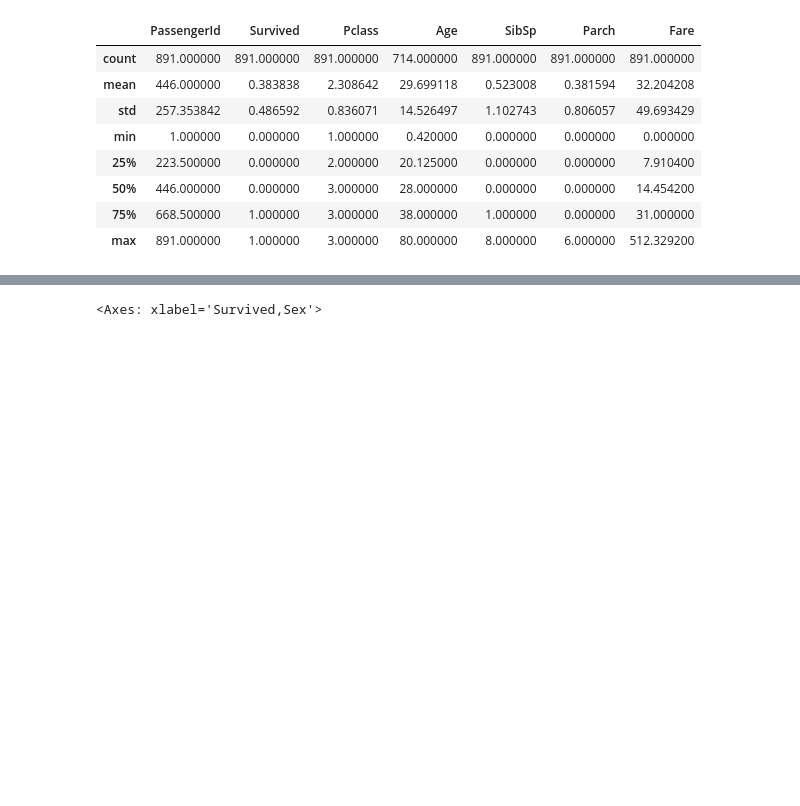
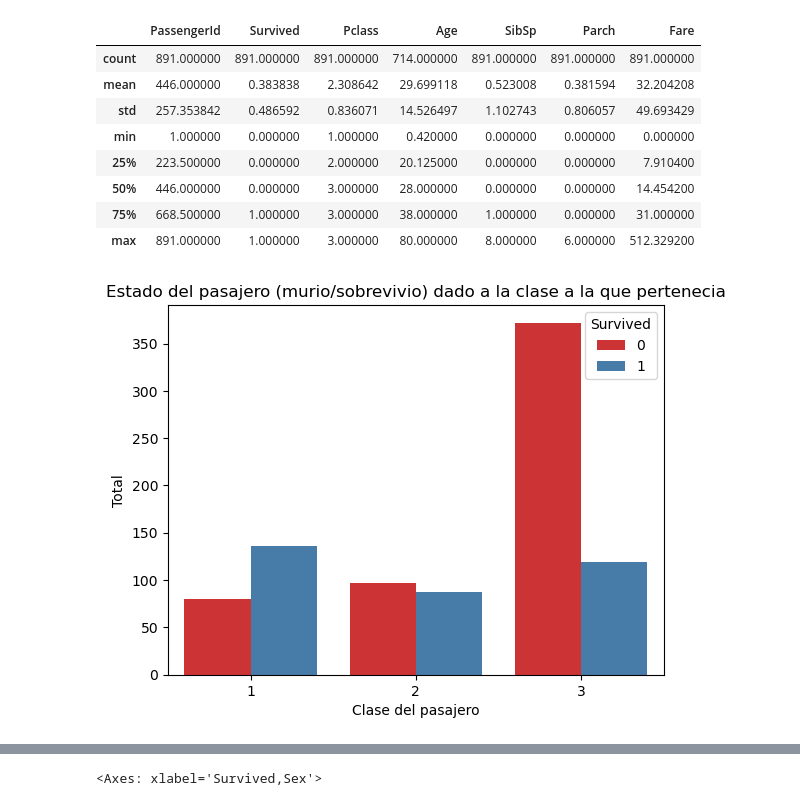
Before and after one commit to FernandoA29/An-lisis-de-Datos, a Jupyter notebook: Titanic1.ipynb, the cells around one changed output, grey strips where cells are left out. Cells and saved outputs as stored; diff of their text form; code cells hidden in the pictures; blank space fills up the shorter version.

```diff
--- a/Titanic1.ipynb
+++ b/Titanic1.ipynb
@@ -68,3 +62,11 @@ Datos.describe()
 | 50% | 446.000000 | 0.000000 | 3.000000 | 28.000000 | 0.000000 | 0.000000 | 14.454200 |
 | 75% | 668.500000 | 1.000000 | 3.000000 | 38.000000 | 1.000000 | 0.000000 | 31.000000 |
 | max | 891.000000 | 1.000000 | 3.000000 | 80.000000 | 8.000000 | 6.000000 | 512.329200 |
+# %%
+Datos.groupby(['Pclass', 'Survived'])['Survived'].count()
+ax=sns.countplot(x='Pclass', hue='Survived', palette='Set1', data=Datos)
+ax.set(title='Estado del pasajero (murio/sobrevivio) dado a la clase a la que pertenecia',
+       xlabel='Clase del pasajero', ylabel='Total')
+plt.show()
+# %% [output]
+[figure, added]
```
Also changed, not shown: parts of 6 cells of this notebook.
